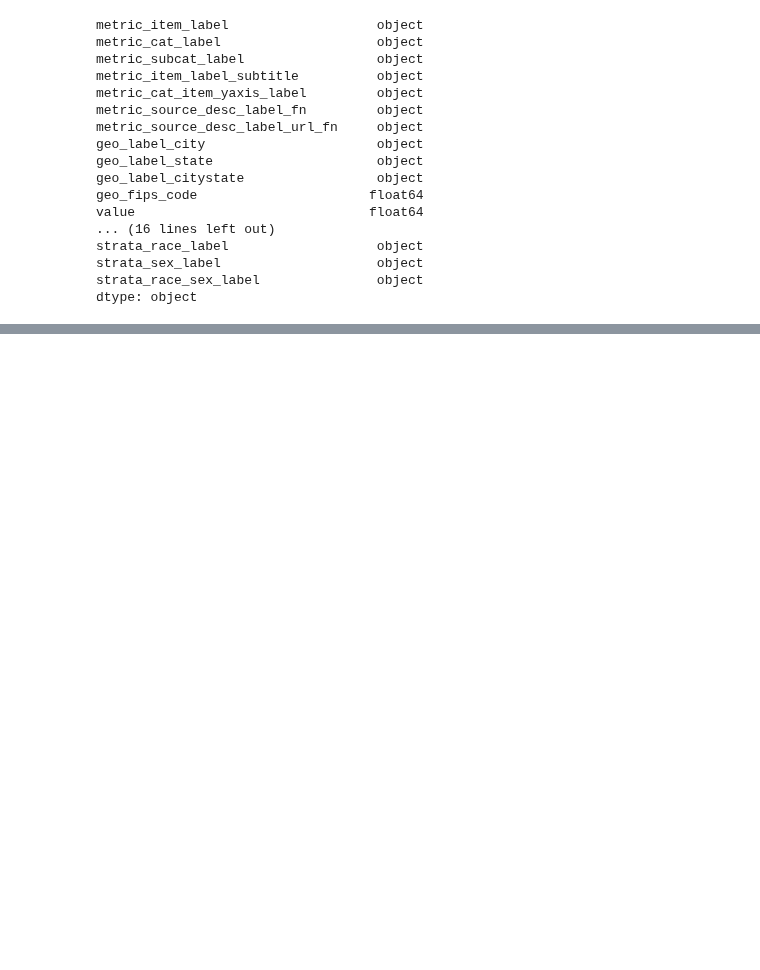
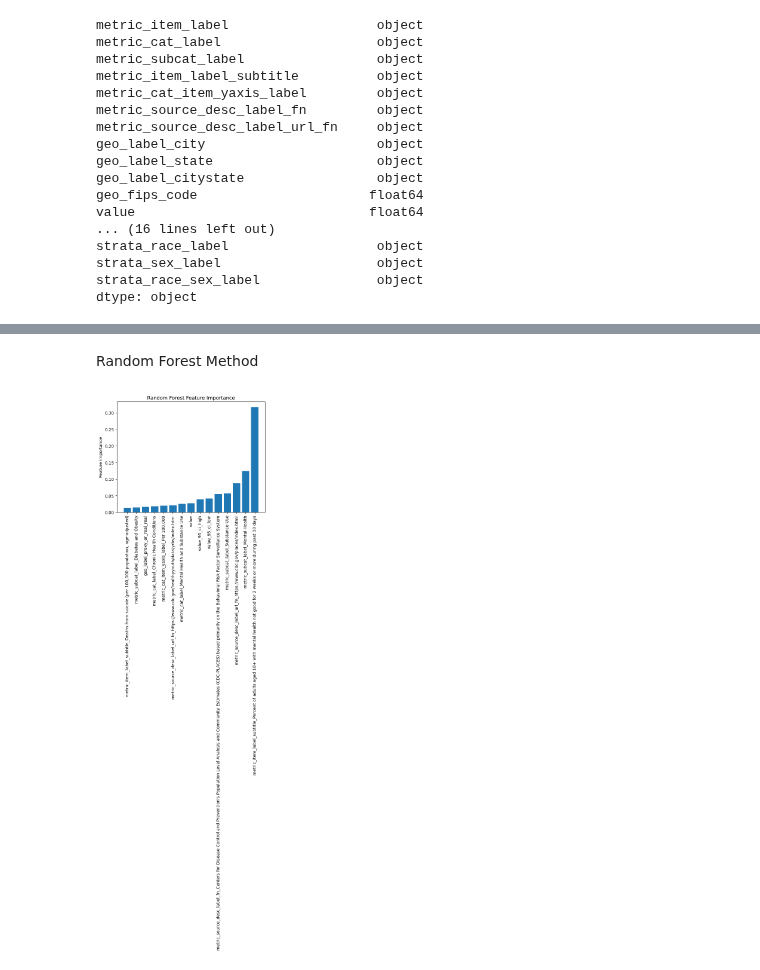
Before and after one commit to kohlerch/G4C-Project, a Jupyter notebook: Project/big-cities-health/PreProcessing.ipynb, the cells around one changed output, grey strips where cells are left out. Saved outputs shown, nothing was run; the diff lists cells and outputs as text; code cells hidden in the pictures; blank space fills up the shorter version.

```diff
--- a/Project/big-cities-health/PreProcessing.ipynb
+++ b/Project/big-cities-health/PreProcessing.ipynb
@@ -47,0 +143,4 @@ ax.legend(loc='center left', bbox_to_anchor=(1, 0.5))
+# %%
+one_hot_encoded = pd.get_dummies(data[cat_features], drop_first=True)
+data = data.drop(cat_features, axis=1)
+data = pd.concat([data, one_hot_encoded], axis=1)
@@ -47,0 +195,25 @@ ax.legend(loc='center left', bbox_to_anchor=(1, 0.5))
+# %% [markdown]
+Random Forest Method
+# %%
+rf = RandomForestClassifier(n_estimators=100, random_state=42)
+rf.fit(X, y)
+
+X_scaled = pd.DataFrame(X)
+
+# Get feature importances
+importances = rf.feature_importances_
+
+# Get sorted indices of feature importances
+sorted_idx = np.argsort(importances)[-15:]
+
+# Get feature names
+feature_names = X_scaled.columns[sorted_idx]
+
+# Plot feature importances
+plt.bar(range(len(sorted_idx)), importances[sorted_idx][-15:])
+plt.xticks(range(len(sorted_idx)), feature_names, rotation=90)
+plt.ylabel('Feature importance')
+plt.title('Random Forest Feature Importance')
+plt.tight_layout()
+# %% [output]
+[figure, added]
```
Also changed, not shown: parts of 24 cells of this notebook.
